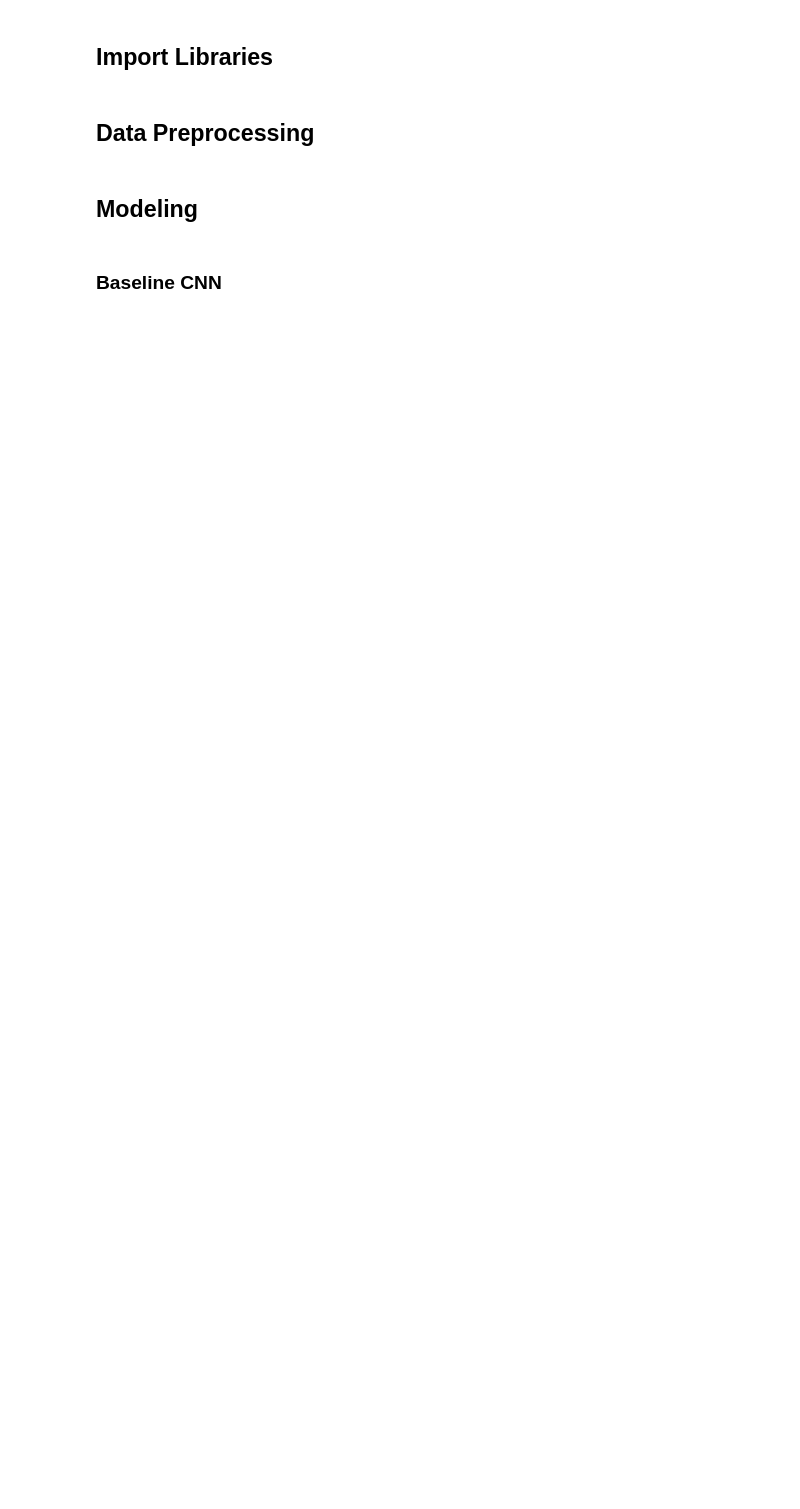
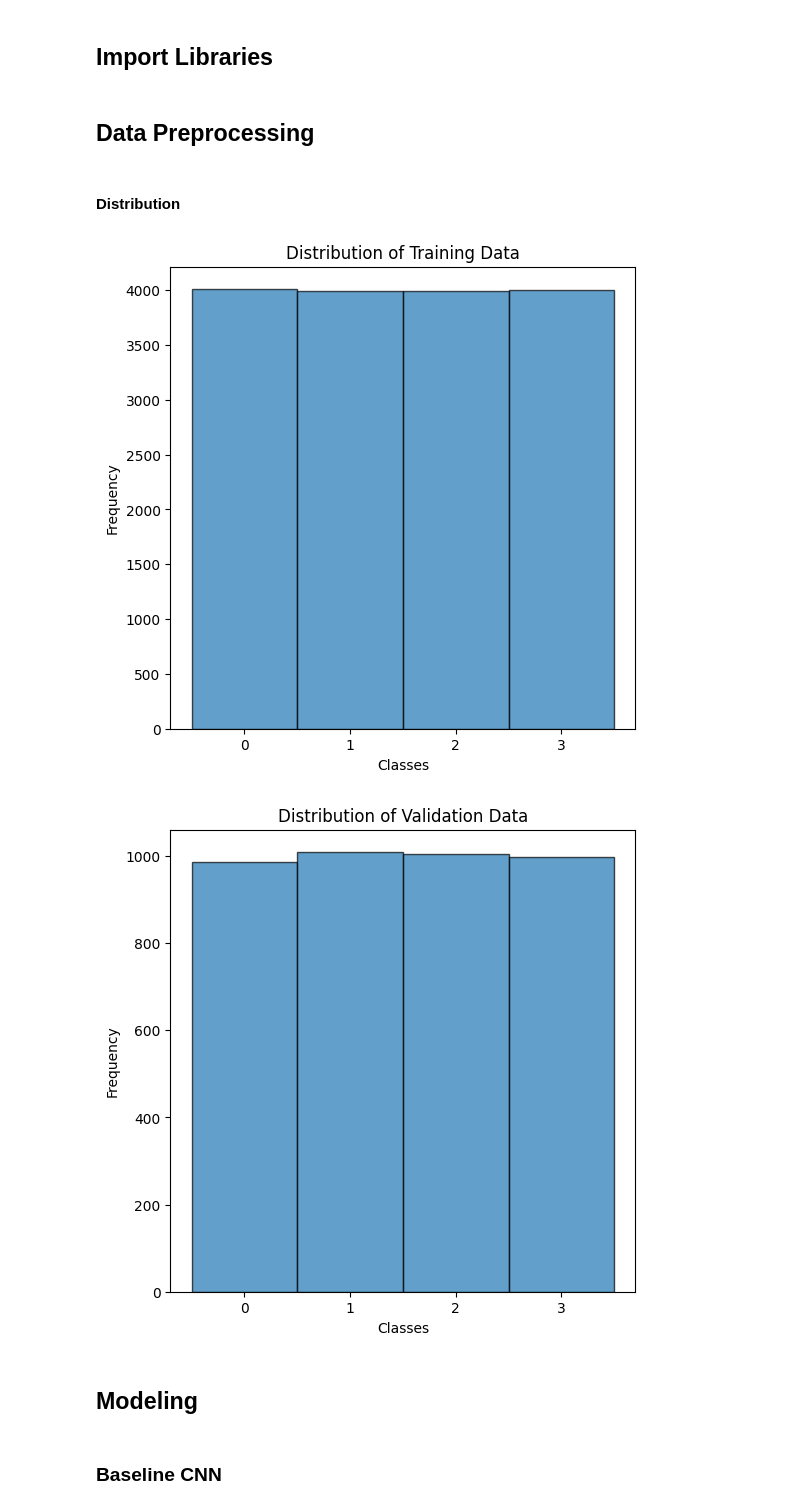
Before and after one commit to ffyycc/deep-learning-mosaic, a Jupyter notebook: image_classification.ipynb, the cells around one changed output. Drawn from its saved outputs; the diff is of its cells as text; code cells hidden in the pictures; blank space fills up the shorter version.

```diff
--- a/image_classification.ipynb
+++ b/image_classification.ipynb
@@ -58,3 +90,31 @@ training_data = datagen.flow(train_images, train_labels, batch_size=64)
+# %% [markdown]
+#### Distribution
+# %%
+
+# Converting one-hot encoded labels back to original form for the sake of plotting
+train_labels_original = np.argmax(train_labels, axis=1)
+val_labels_original = np.argmax(val_labels, axis=1)
+
+# Plotting the distribution of training data
+plt.figure(figsize=(6,6))
+plt.hist(train_labels_original, bins=np.arange(5)-0.5, edgecolor='black', alpha=0.7)
+plt.xticks(np.unique(train_labels_original))
+plt.title('Distribution of Training Data')
+plt.xlabel('Classes')
+plt.ylabel('Frequency')
+plt.show()
+
+# Plotting the distribution of validation data
+plt.figure(figsize=(6,6))
+plt.hist(val_labels_original, bins=np.arange(5)-0.5, edgecolor='black', alpha=0.7)
+plt.xticks(np.unique(val_labels_original))
+plt.title('Distribution of Validation Data')
+plt.xlabel('Classes')
+plt.ylabel('Frequency')
+plt.show()
+# %% [output]
+[figure, added]
+[figure, added]
 # %% [markdown]
 ## Modeling
 # %% [markdown]
```
Also changed, not shown: parts of 31 cells of this notebook.
